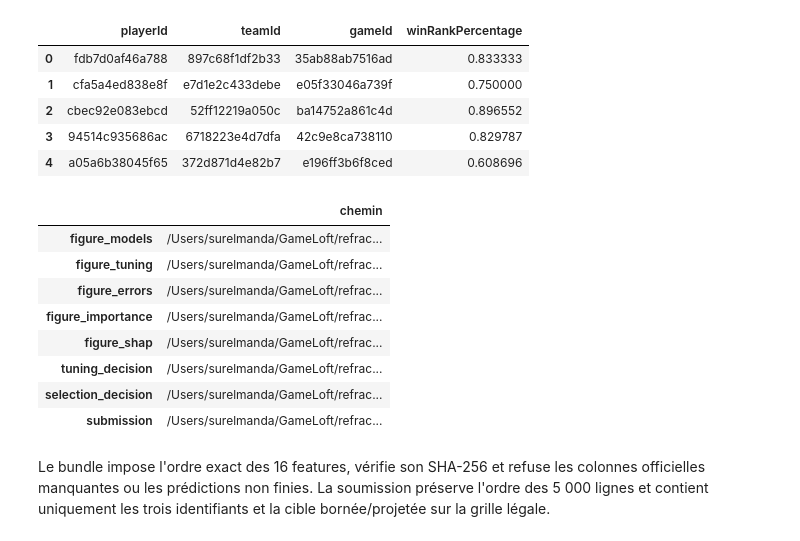
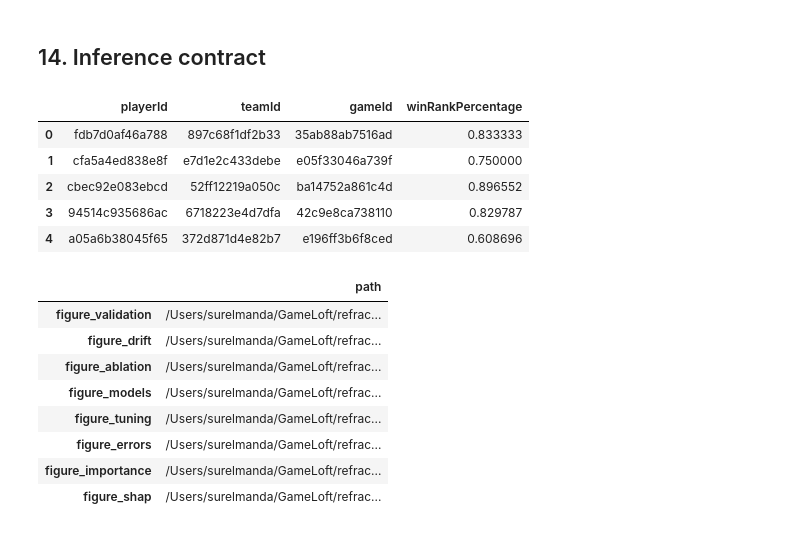
Before and after one commit to Manda404/Game-Player-Analysis, a Jupyter notebook: notebooks/game_player_analysis.ipynb, the cells around one changed output. Cells and saved outputs as stored; diff of their text form; code cells hidden in the pictures.

```diff
--- a/notebooks/game_player_analysis.ipynb
+++ b/notebooks/game_player_analysis.ipynb
@@ -565,33 +646,30 @@ inspection reproductible.
+# %% [markdown]
+## 14. Inference contract
 # %%
 submission_check = predict_frame(
     results["test"],
     results["paths"]["model"],
 )
 assert list(submission_check.columns) == [
     "playerId", "teamId", "gameId", "winRankPercentage"
 ]
 assert submission_check["winRankPercentage"].between(0, 1).all()
 assert len(submission_check) == 5_000
 display(submission_check.head())
-display(pd.Series(results["paths"], name="chemin").tail(8).to_frame())
+display(pd.Series(results["paths"], name="path").tail(8).to_frame())
 # %% [output]
 |  | playerId | teamId | gameId | winRankPercentage |
 | 0 | fdb7d0af46a788 | 897c68f1df2b33 | 35ab88ab7516ad | 0.833333 |
 | 1 | cfa5a4ed838e8f | e7d1e2c433debe | e05f33046a739f | 0.750000 |
 | 2 | cbec92e083ebcd | 52ff12219a050c | ba14752a861c4d | 0.896552 |
 | 3 | 94514c935686ac | 6718223e4d7dfa | 42c9e8ca738110 | 0.829787 |
 | 4 | a05a6b38045f65 | 372d871d4e82b7 | e196ff3b6f8ced | 0.608696 |
-|  | chemin |
+|  | path |
+| figure_validation | /Users/surelmanda/GameLoft/refrac... |
+| figure_drift | /Users/surelmanda/GameLoft/refrac... |
+| figure_ablation | /Users/surelmanda/GameLoft/refrac... |
 | figure_models | /Users/surelmanda/GameLoft/refrac... |
 | figure_tuning | /Users/surelmanda/GameLoft/refrac... |
 | figure_errors | /Users/surelmanda/GameLoft/refrac... |
 | figure_importance | /Users/surelmanda/GameLoft/refrac... |
 | figure_shap | /Users/surelmanda/GameLoft/refrac... |
-| tuning_decision | /Users/surelmanda/GameLoft/refrac... |
-| selection_decision | /Users/surelmanda/GameLoft/refrac... |
-| submission | /Users/surelmanda/GameLoft/refrac... |
-# %% [markdown]
-Le bundle impose l'ordre exact des 16 features, vérifie son SHA-256 et refuse
-les colonnes officielles manquantes ou les prédictions non finies. La soumission
-préserve l'ordre des 5 000 lignes et contient uniquement les trois identifiants
-et la cible bornée/projetée sur la grille légale.
```
Also changed, not shown: parts of 67 cells of this notebook, 52 other files.
